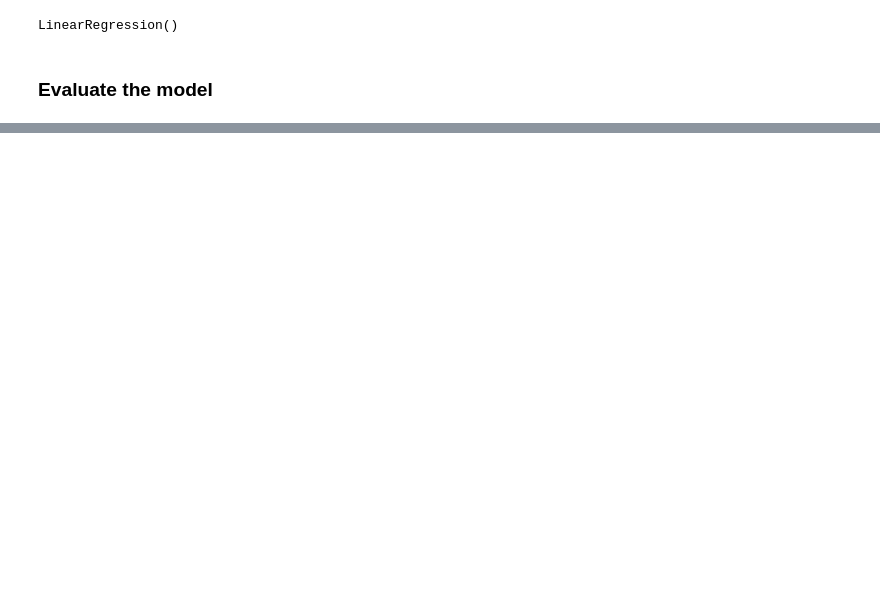
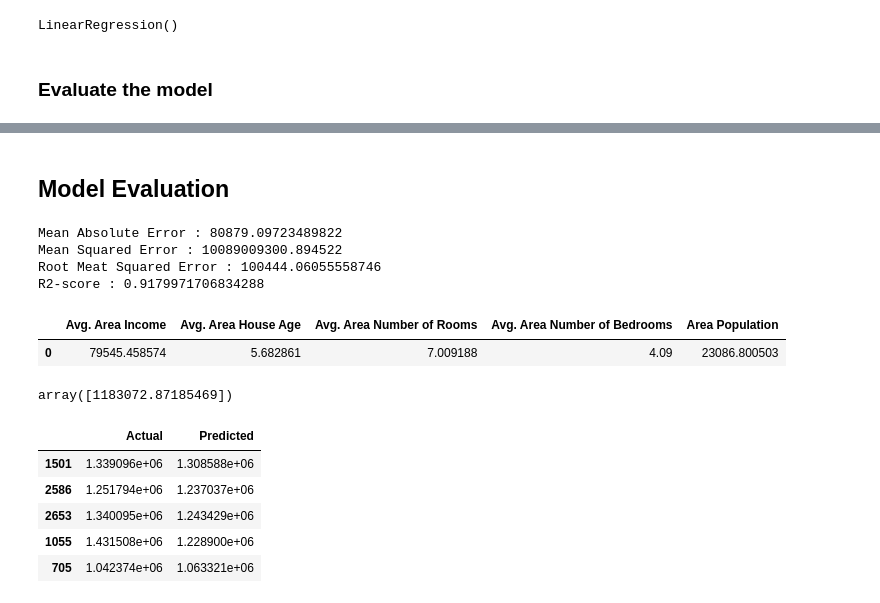
Before and after one commit to sudiplekhee/10_Days_ML-Training, a Jupyter notebook: linearRegression.ipynb, the cells around one changed output, grey strips where cells are left out. Drawn from its saved outputs; the diff is of its cells as text; code cells hidden in the pictures; blank space fills up the shorter version.

```diff
--- a/Linear_regression.ipynb
+++ b/linearRegression.ipynb
@@ -218,0 +239,2 @@ prediction=[32,41,52,63]
+# %% [markdown]
+## Model Evaluation
@@ -218,0 +248,15 @@ prediction=[32,41,52,63]
+# %%
+print(f"Mean Absolute Error : {mae}")
+print(f"Mean Squared Error : {mse}")
+print(f"Root Meat Squared Error : {rmse}")
+print(f"R2-score : {r2}")
+# %% [output]
+Mean Absolute Error : 80879.09723489822
+Mean Squared Error : 10089009300.894522
+Root Meat Squared Error : 100444.06055558746
+R2-score : 0.9179971706834288
+# %%
+x.head(1)
+# %% [output]
+|  | Avg. Area Income | Avg. Area House Age | Avg. Area Number of Rooms | Avg. Area Number of Bedrooms | Area Population |
+| 0 | 79545.458574 | 5.682861 | 7.009188 | 4.09 | 23086.800503 |
@@ -218,0 +265,14 @@ prediction=[32,41,52,63]
+# %%
+new_prediction
+# %% [output]
+array([1183072.87185469])
+# %%
+result=pd.DataFrame({"Actual":y_test,"Predicted":predictions})
+result.head()
+# %% [output]
+|  | Actual | Predicted |
+| 1501 | 1.339096e+06 | 1.308588e+06 |
+| 2586 | 1.251794e+06 | 1.237037e+06 |
+| 2653 | 1.340095e+06 | 1.243429e+06 |
+| 1055 | 1.431508e+06 | 1.228900e+06 |
+| 705 | 1.042374e+06 | 1.063321e+06 |
```
Also changed, not shown: parts of 38 cells of this notebook, 2 other files.
